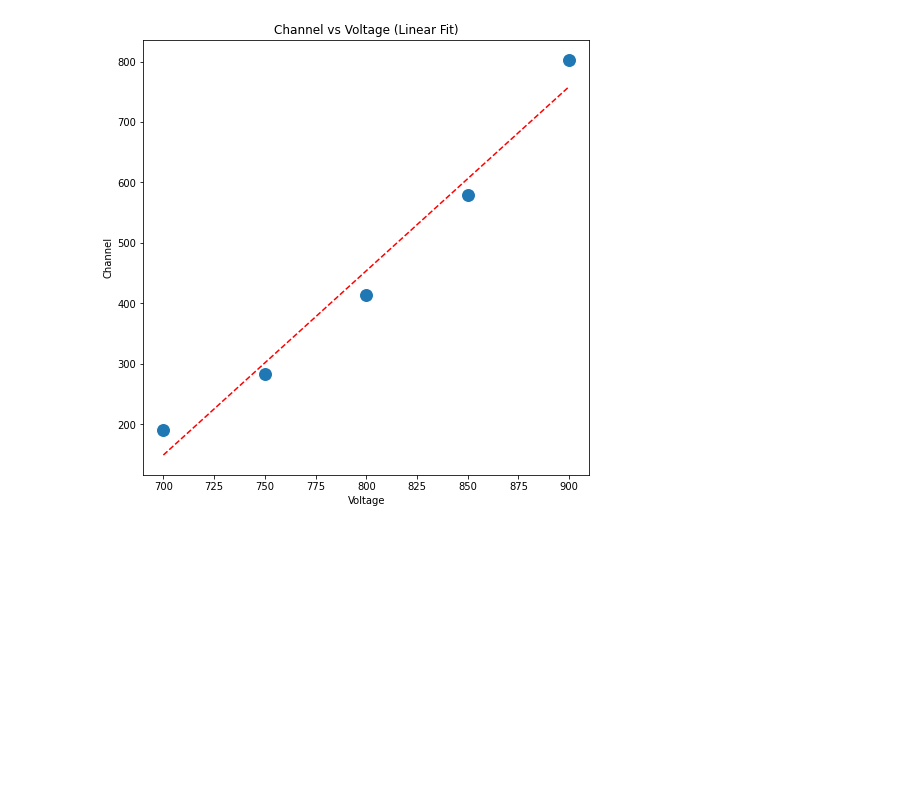
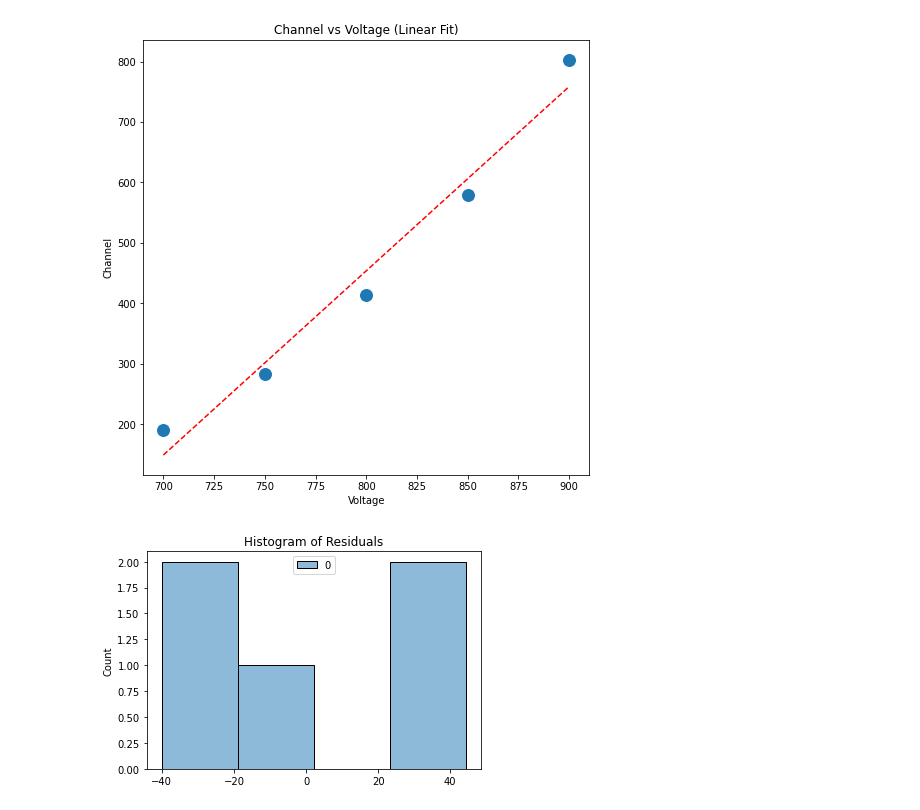
Before and after one commit to john-hafner/PHY451-GammaRay, a Jupyter notebook: Gamma_Ray_Spectroscopy.ipynb, the cells around one changed output. Drawn from its saved outputs; the diff is of its cells as text; code cells hidden in the pictures; blank space fills up the shorter version.

```diff
--- a/Gamma_Ray_Spectroscopy.ipynb
+++ b/Gamma_Ray_Spectroscopy.ipynb
@@ -68,3 +69,10 @@ plt.title('Channel vs Voltage (Linear Fit)')
 plt.show()
 # %% [output]
 [figure]
+# %%
+resid = y - y_hat
+plt.title('Histogram of Residuals')
+sns.histplot(resid)
+plt.show()
+# %% [output]
+[figure, added]
```
Also changed, not shown: parts of 11 cells of this notebook.
